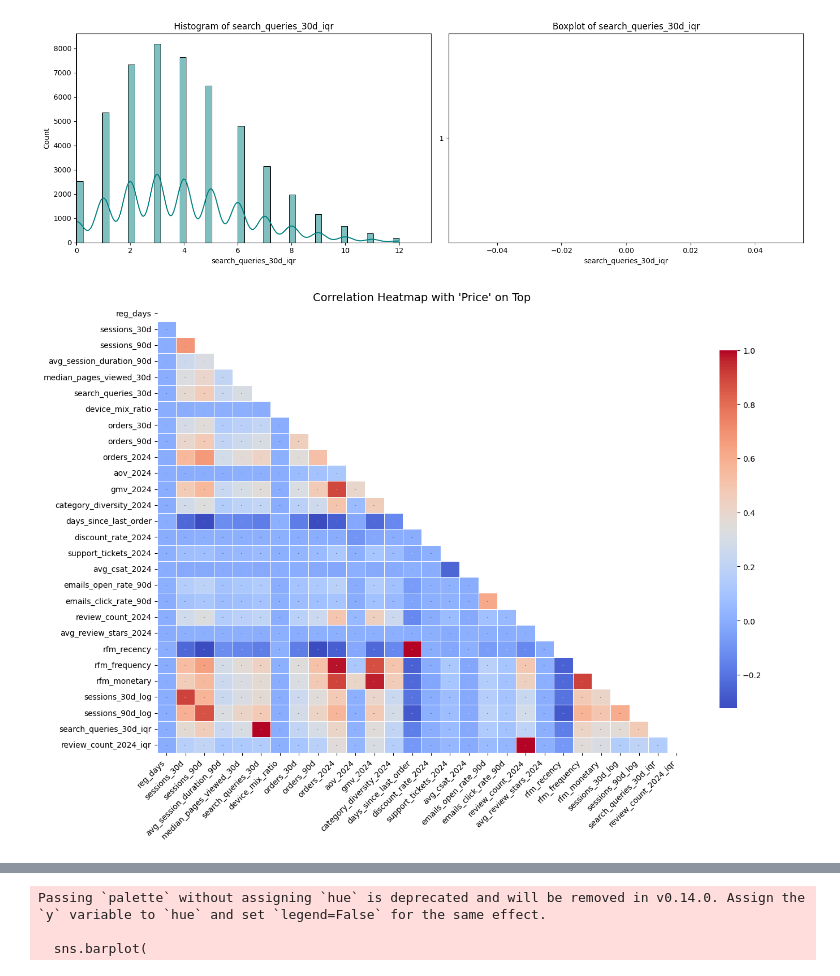
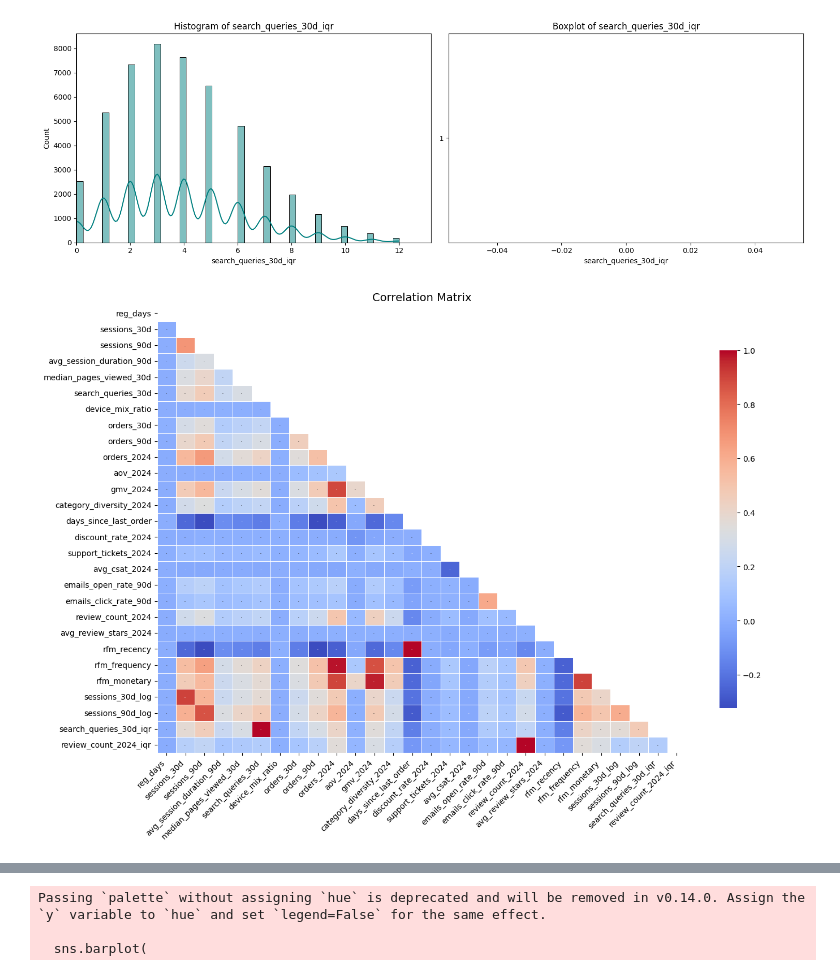
Before and after one commit to RemMyDream/Churn-Rate-Prediction, a Jupyter notebook: skillmall.ipynb, the cells around one changed output, grey strips where cells are left out. Cells and saved outputs as stored; diff of their text form; code cells hidden in the pictures.

```diff
--- a/skillmall.ipynb
+++ b/skillmall.ipynb
@@ -12,7 +12,7 @@ import numpy as np
 import matplotlib.pyplot as plt
 import seaborn as sns
 # %%
-df = pd.read_csv(r"SkilioMall_Churn Dataset_50,000 Users.xlsx - Sheet1.csv")
+df = pd.read_csv("dataset.csv")
 # %%
 df
 # %% [output]
@@ -376,22 +376,25 @@ iqr_remove_outlier('review_count_2024')
 # %%
 clip_feature('rfm_frequency')
 clip_feature('rfm_monetary')
+# %%
+def plot_correlation_matrix(feature_col):
+    corr = feature_col.corr(numeric_only=True)
+
+    cols = list(corr.columns)
+    corr = corr.loc[cols, cols]
+
+    mask = np.triu(np.ones_like(corr, dtype=bool))
+
+    plt.figure(figsize=(14, 10))
+    sns.heatmap(corr, mask=mask, annot=True, fmt=".2f", cmap='coolwarm',
+                annot_kws={"size": 0}, cbar_kws={"shrink": 0.8}, linewidths=0.5)
+
+    plt.xticks(rotation=45, ha='right')
+    plt.yticks(rotation=0)
+    plt.title("Correlation Matrix", fontsize=14)
+    plt.tight_layout()
+    plt.show()
 # %%
-corr = feature_col.corr(numeric_only=True)
-
-cols = list(corr.columns)
-corr = corr.loc[cols, cols]
-
-mask = np.triu(np.ones_like(corr, dtype=bool))
-
-plt.figure(figsize=(14, 10))
-sns.heatmap(corr, mask=mask, annot=True, fmt=".2f", cmap='coolwarm',
-            annot_kws={"size": 0}, cbar_kws={"shrink": 0.8}, linewidths=0.5)
-
-plt.xticks(rotation=45, ha='right')
-plt.yticks(rotation=0)
-plt.title("Correlation Heatmap with 'Price' on Top", fontsize=14)
-plt.tight_layout()
-plt.show()
+plot_correlation_matrix(feature_col)
 # %% [output]
-[figure, old version]
+[figure, new version]
```
Also changed, not shown: parts of 26 cells of this notebook, 5 other files.
